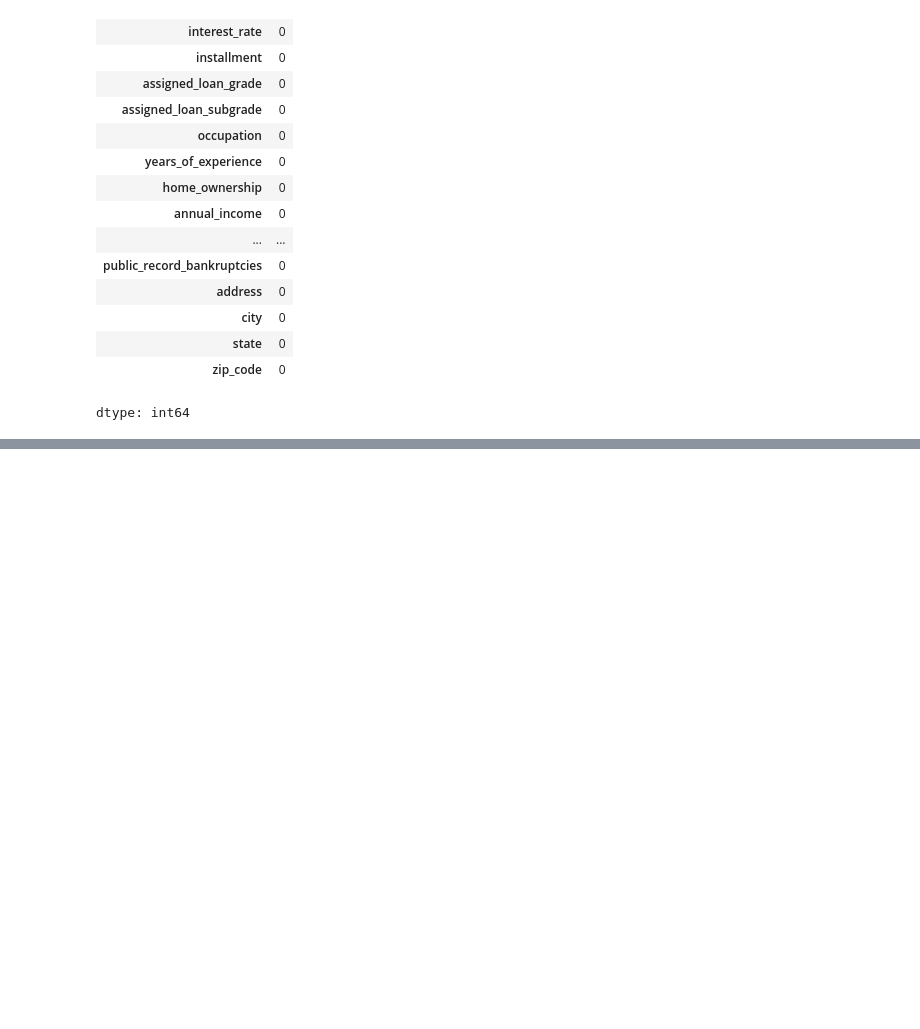
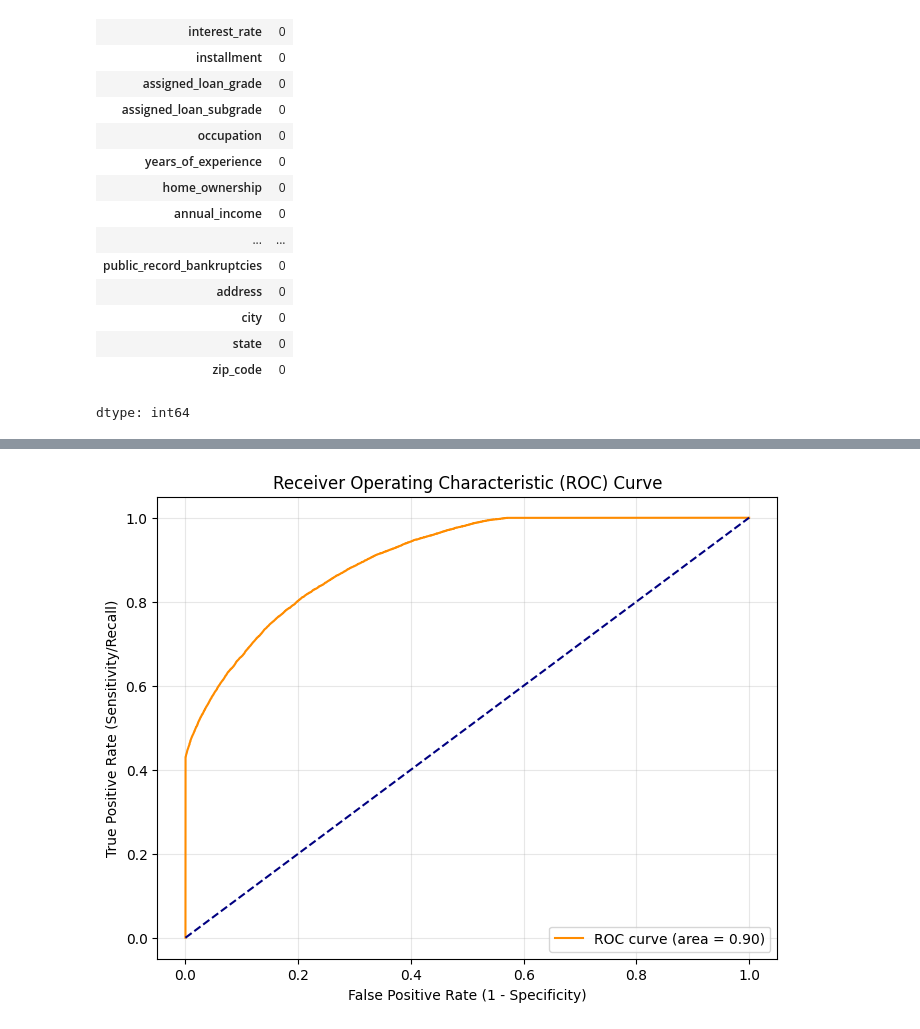
Before and after one commit to akshaykumar2972/Banking-Data-Analysis, a Jupyter notebook: Banking_Data_Analysis.ipynb, the cells around one changed output, grey strips where cells are left out. Cells and saved outputs as stored; diff of their text form; code cells hidden in the pictures; blank space fills up the shorter version.

```diff
--- a/Banking_Data_Analysis.ipynb
+++ b/Banking_Data_Analysis.ipynb
@@ -534,0 +776,13 @@ dtype: int64
+# %%
+from sklearn.preprocessing import StandardScaler
+
+# 2. Initialize the StandardScaler
+scaler = StandardScaler()
+
+# 3. Fit and Transform the training data
+# This calculates the mean and std dev of X_train and applies the scaling
+X_train_scaled = scaler.fit_transform(X_train)
+
+# 4. Transform the test data
+# We ONLY transform (not fit) using the mean/std dev from the training set
+X_test_scaled = scaler.transform(X_test)
@@ -534,0 +805,3 @@ dtype: int64
+# %%
+X_train_scaled = pd.DataFrame(X_train_scaled, columns=X.columns)
+X_test_scaled = pd.DataFrame(X_test_scaled, columns=X.columns)
@@ -534,0 +824,5 @@ dtype: int64
+# %%
+from sklearn.linear_model import LogisticRegression
+log_model = LogisticRegression(solver='lbfgs', max_iter=1000)
+log_model.fit(X_train_scaled, y_train)
+predictions = log_model.predict(X_test_scaled)
@@ -534,0 +903,26 @@ dtype: int64
+# %%
+from sklearn.metrics import roc_curve, roc_auc_score
+import matplotlib.pyplot as plt
+
+# 1. Get the probabilities for the positive class (Charged Off)
+# log_model.predict_proba returns [prob_0, prob_1]. We want index 1.
+y_probs = log_model.predict_proba(X_test_scaled)[:, 1]
+
+# 2. Calculate the ROC curve points
+fpr, tpr, thresholds = roc_curve(y_test, y_probs)
+
+# 3. Calculate the AUC (Area Under the Curve)
+auc_score = roc_auc_score(y_test, y_probs)
+
+# 4. Plotting
+plt.figure(figsize=(8, 6))
+plt.plot(fpr, tpr, color='darkorange', label=f'ROC curve (area = {auc_score:.2f})')
+plt.plot([0, 1], [0, 1], color='navy', linestyle='--') # The "Random Guess" line
+plt.xlabel('False Positive Rate (1 - Specificity)')
+plt.ylabel('True Positive Rate (Sensitivity/Recall)')
+plt.title('Receiver Operating Characteristic (ROC) Curve')
+plt.legend(loc="lower right")
+plt.grid(alpha=0.3)
+plt.show()
+# %% [output]
+[figure, added]
```
Also changed, not shown: parts of 31 cells of this notebook.
